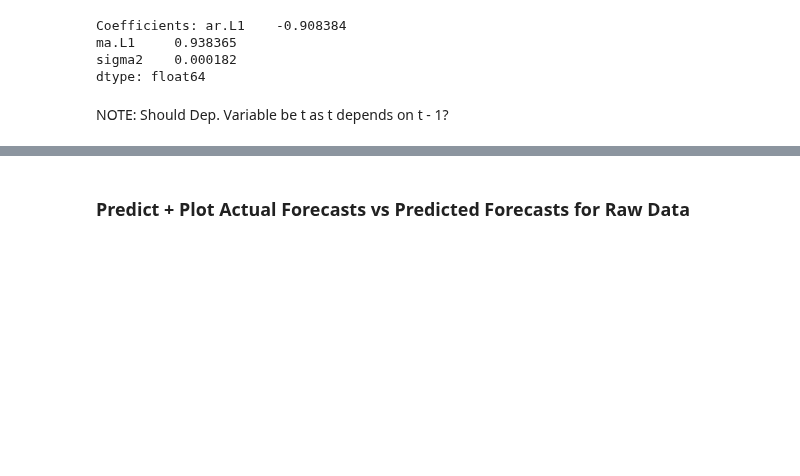
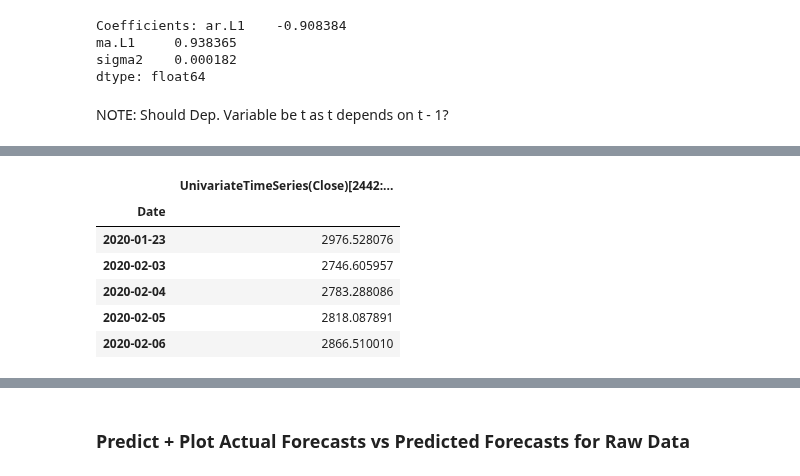
Before and after one commit to Brinkley97/applied_time_series_and_machine_learning, a Jupyter notebook: framework_for_time_series_data/nlp_ts/paper-stock-sse-daily-returns.ipynb, the cells around one changed output, grey strips where cells are left out. Drawn from its saved outputs; the diff is of its cells as text; code cells hidden in the pictures; blank space fills up the shorter version.

```diff
--- a/framework_for_time_series_data/nlp_ts/paper-stock-sse-daily-returns.ipynb
+++ b/framework_for_time_series_data/nlp_ts/paper-stock-sse-daily-returns.ipynb
@@ -358,0 +422,11 @@ len(diff_test_df), len(arma_predictions_no_retrain), len(arma_predictions_retrai
+# %%
+test_df = test_uts.get_as_df()
+test_df
+# %% [output]
+|  | UnivariateTimeSeries(Close)[2442:... |
+| Date |  |
+| 2020-01-23 | 2976.528076 |
+| 2020-02-03 | 2746.605957 |
+| 2020-02-04 | 2783.288086 |
+| 2020-02-05 | 2818.087891 |
+| 2020-02-06 | 2866.510010 |
```
Also changed, not shown: parts of 28 cells of this notebook.
